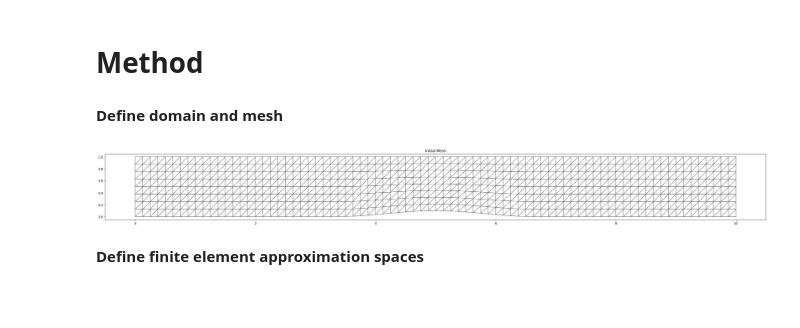
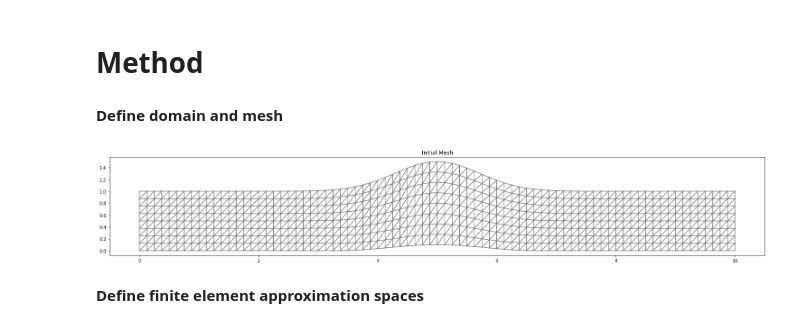
Before and after one commit to notanumber-sys/dd2365-project, a Jupyter notebook: project.ipynb, the cells around one changed output. Cells and saved outputs as stored; diff of their text form; code cells hidden in the pictures; blank space fills up the shorter version.

```diff
--- a/project.ipynb
+++ b/project.ipynb
@@ -79,8 +79,8 @@ shape_displacement = Expression(("0", "(B0*pow(cos(pi*(x[0] - L/2)/(2*r)), 2.0)*
 # Define initial wave shape (for debugging cases)
 wave_epsilon = H/2
 wave_width = L/10
-#wave_shape = Expression("H + weps*exp(-pow(x[0] - L/2, 2)/(ww*ww))", H=H, weps=wave_epsilon, L=L, ww=wave_width, degree=2)
-wave_shape = Expression("H", H=H, degree=2)
+wave_shape = Expression("H + weps*exp(-pow(x[0] - L/2, 2)/(ww*ww))", H=H, weps=wave_epsilon, L=L, ww=wave_width, degree=2)
+#wave_shape = Expression("H", H=H, degree=2)
 # slightly hacky displacement to leave bottom untouched
 effective_height = H - B0
 wave_shape_displacement = Expression(("0", "(weps*exp(-pow(x[0] - L/2, 2)/(ww*ww)))*(x[1] > (H - EH))*((x[1] - H + EH)/EH)"), H=H, weps=wave_epsilon, L=L, ww=wave_width, EH=effective_height, degree=2)
@@ -112,35 +112,35 @@ class Upper(SubDomain):
 left = Left()
 right = Right()
 lower = Lower()
 upper = Upper()
 
 # Generate mesh
 resolution = 8
 delta_x = 1/resolution
 mesh = RectangleMesh(Point(0.0, 0.0), Point(L, H), L*resolution, H*resolution)
 
 ALE.move(mesh, shape_displacement)
 # displace for initial wave shape
-#ALE.move(mesh, wave_shape_displacement)
+ALE.move(mesh, wave_shape_displacement)
 
 # Define mesh functions (for boundary conditions)
 boundaries = MeshFunction("size_t", mesh, mesh.topology().dim()-1)
 boundaries.set_all(0)
 left.mark(boundaries, 1)
 right.mark(boundaries, 2)
 lower.mark(boundaries, 3)
 upper.mark(boundaries, 4)
 
 #meshfile = File("mesh/subdomains.pvd")
 #meshfile << boundaries
 #!tar -czvf meshfile.tar.gz mesh/subdomains.pvd
 #files.download('meshfile.tar.gz')
 
 plt.figure(figsize=(40, 4))
 plot(mesh, title="Initial Mesh")
 plt.show()
 # %% [output]
-[figure, old version]
+[figure, new version]
 # %% [markdown]
 **Define finite element approximation spaces**
 # %%
```
Also changed, not shown: parts of 3 cells of this notebook.
